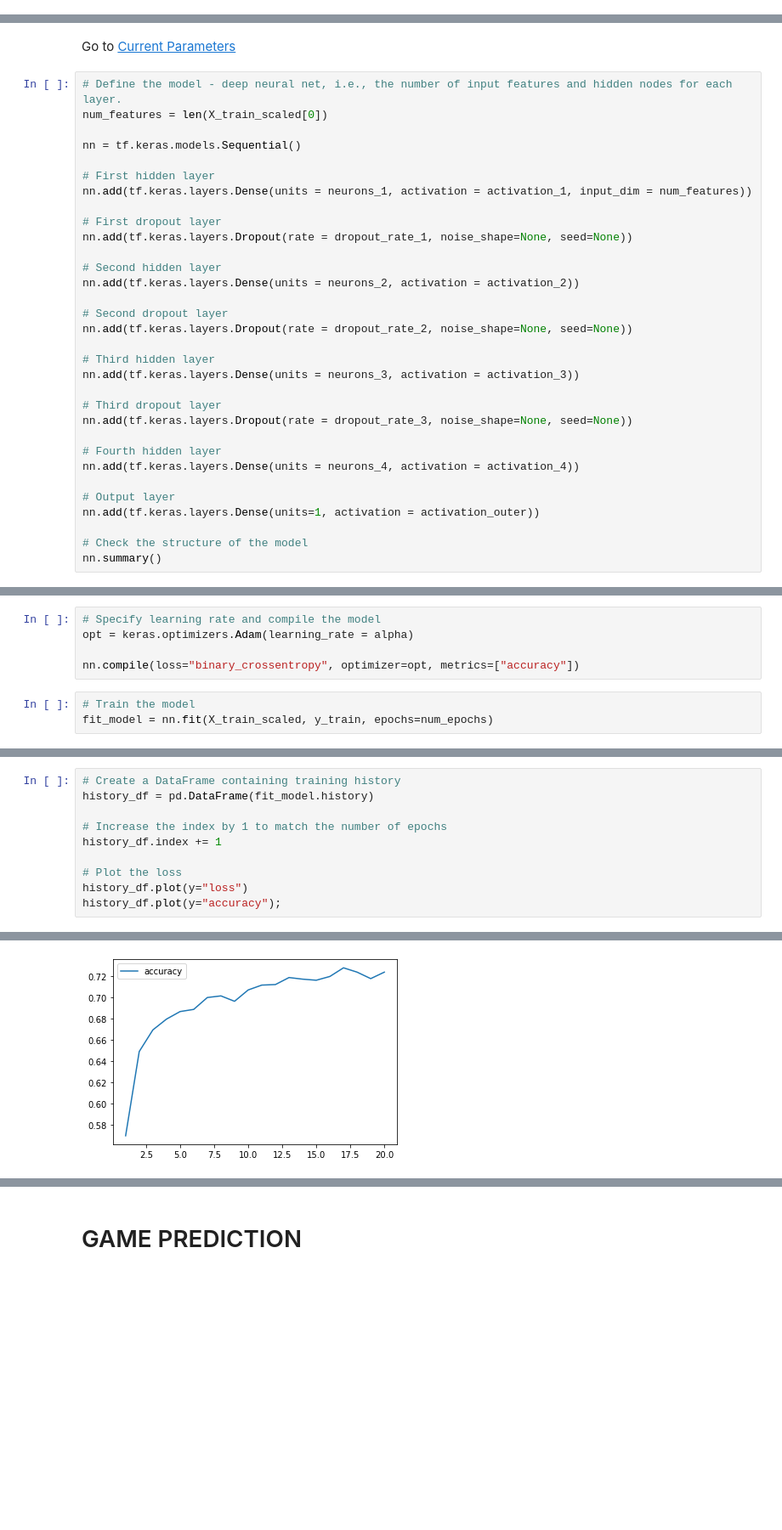
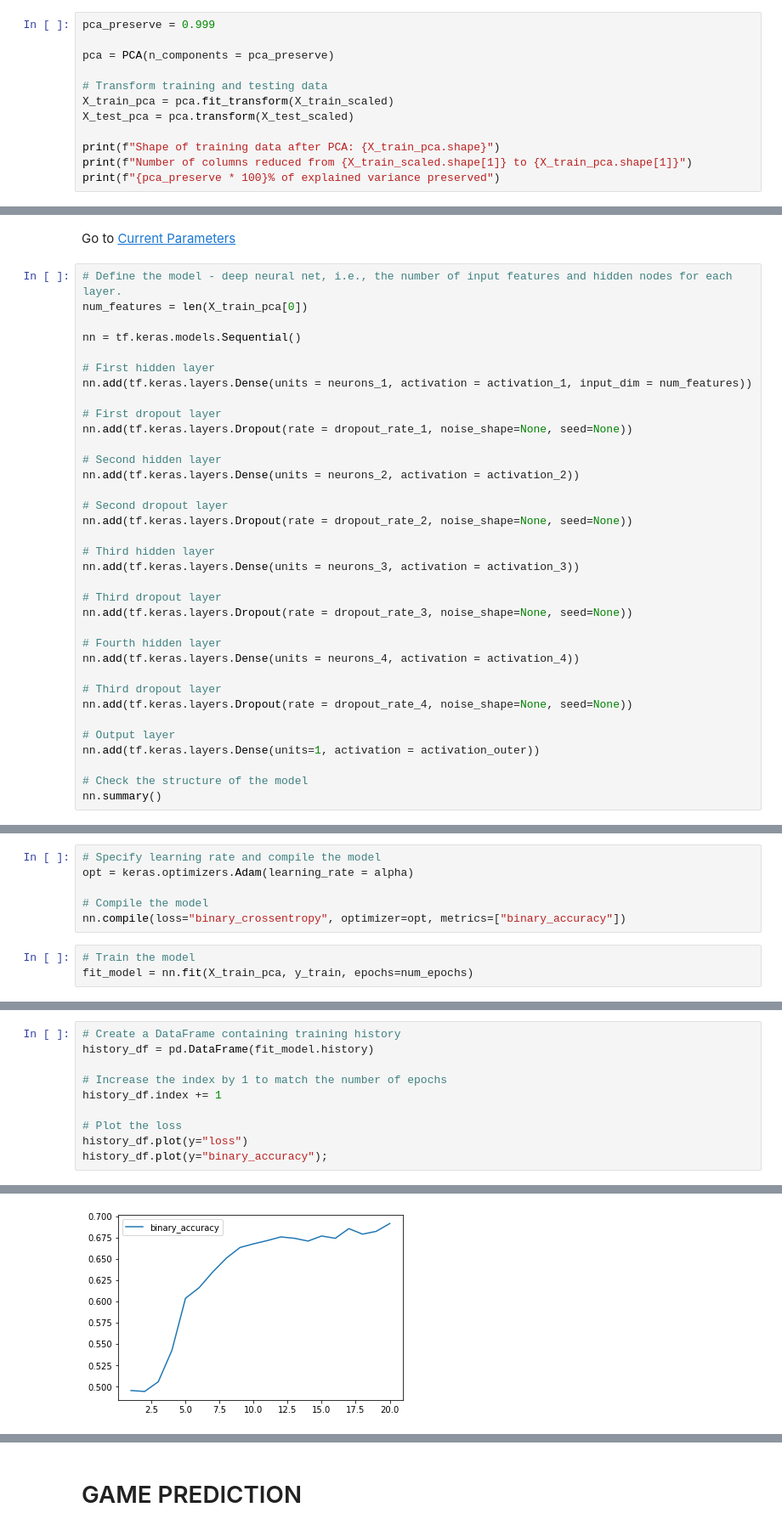
Before and after one commit to emeralddawns/NBA-Prediction-NN, a Jupyter notebook: NBA_Analysis.ipynb, the cells around one changed output, grey strips where cells are left out. Shown at 85% size. Saved outputs shown, nothing was run; the diff lists cells and outputs as text; blank space fills up the shorter version.

```diff
--- a/NBA_Analysis.ipynb
+++ b/NBA_Analysis.ipynb
@@ -201,0 +237,12 @@ X_test_scaled = X_scaler.transform(X_test)
+# %%
+pca_preserve = 0.999
+
+pca = PCA(n_components = pca_preserve)
+
+# Transform training and testing data
+X_train_pca = pca.fit_transform(X_train_scaled)
+X_test_pca = pca.transform(X_test_scaled)
+
+print(f"Shape of training data after PCA: {X_train_pca.shape}")
+print(f"Number of columns reduced from {X_train_scaled.shape[1]} to {X_train_pca.shape[1]}")
+print(f"{pca_preserve * 100}% of explained variance preserved")
@@ -239,7 +290,7 @@ def get_best_saved_model():
 Go to <a href=#Parameters>Current Parameters</a>
 # %%
 # Define the model - deep neural net, i.e., the number of input features and hidden nodes for each layer.
-num_features = len(X_train_scaled[0])
+num_features = len(X_train_pca[0])
 
 nn = tf.keras.models.Sequential()
 
@@ -264,6 +315,9 @@ nn.add(tf.keras.layers.Dropout(rate = dropout_rate_3, noise_shape=None, seed=Non
 # Fourth hidden layer
 nn.add(tf.keras.layers.Dense(units = neurons_4, activation = activation_4))
 
+# Third dropout layer
+nn.add(tf.keras.layers.Dropout(rate = dropout_rate_4, noise_shape=None, seed=None))
+
 # Output layer
 nn.add(tf.keras.layers.Dense(units=1, activation = activation_outer))
 
@@ -291,9 +345,10 @@ _________________________________________________________________
 # Specify learning rate and compile the model
 opt = keras.optimizers.Adam(learning_rate = alpha)
 
-nn.compile(loss="binary_crossentropy", optimizer=opt, metrics=["accuracy"])
+# Compile the model
+nn.compile(loss="binary_crossentropy", optimizer=opt, metrics=["binary_accuracy"])
 # %%
 # Train the model
-fit_model = nn.fit(X_train_scaled, y_train, epochs=num_epochs)
+fit_model = nn.fit(X_train_pca, y_train, epochs=num_epochs)
 # %% [output]
 Epoch 1/20
@@ -322,5 +377,5 @@ history_df.index += 1
 
 # Plot the loss
 history_df.plot(y="loss")
-history_df.plot(y="accuracy");
+history_df.plot(y="binary_accuracy");
 # %% [output]
@@ -328,3 +383,3 @@ history_df.plot(y="accuracy");
-[figure, old version]
+[figure, new version]
 # %%
 # Evaluate the model using the test data
```
Also changed, not shown: parts of 69 cells of this notebook.
